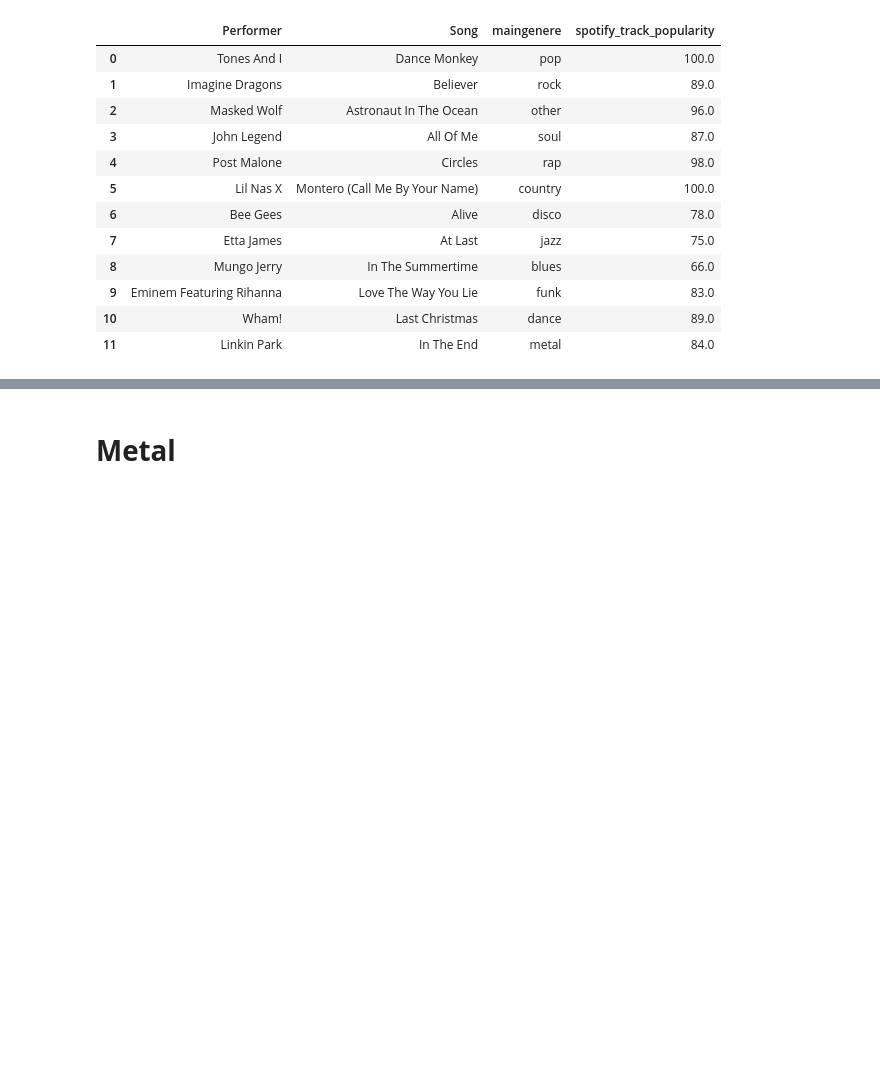
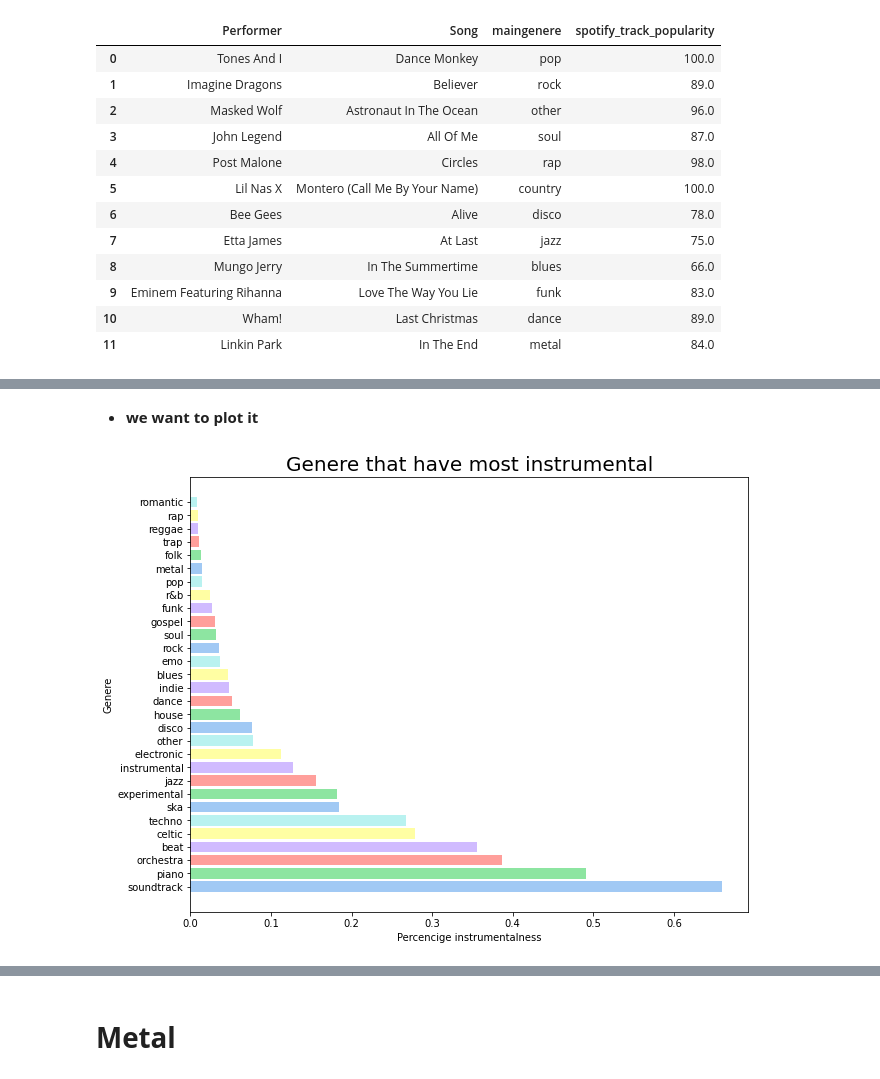
Before and after one commit to alelovo/Project_programming, a Jupyter notebook: project.ipynb, the cells around one changed output, grey strips where cells are left out. Drawn from its saved outputs; the diff is of its cells as text; code cells hidden in the pictures; blank space fills up the shorter version.

Commit message:
some graph

```diff
--- a/project.ipynb
+++ b/project.ipynb
@@ -467,0 +470,6 @@ top_performer_song_per_populatiry_genere_df.T
+# %%
+instrum_genre_df=pd.DataFrame(columns=['maingenere','instrumentalness'])
+instrum_genre_df['maingenere']=billboard_df.maingenere
+instrum_genre_df['instrumentalness']=billboard_df.instrumentalness
+
+instrum_genre_df.head(5)
@@ -467,0 +483,3 @@ top_performer_song_per_populatiry_genere_df.T
+# %%
+most_30_instrum_genere=instrum_genre_df.groupby('maingenere').mean(numeric_only=True).sort_values(by='instrumentalness',ascending=False)[0:30]
+most_30_instrum_genere
@@ -467,0 +505,12 @@ top_performer_song_per_populatiry_genere_df.T
+# %% [markdown]
+* **we want to plot it**
+# %%
+plt.figure(figsize=(10,8))
+color=sb.color_palette('pastel6')
+plt.barh(most_30_instrum_genere.index,most_30_instrum_genere.instrumentalness,color=color)
+plt.ylabel('Genere')
+plt.xlabel('Percencige instrumentalness')
+plt.title('Genere that have most instrumental',size=20)
+plt.show()
+# %% [output]
+[figure, added]
```
Also changed, not shown: parts of 12 cells of this notebook.
